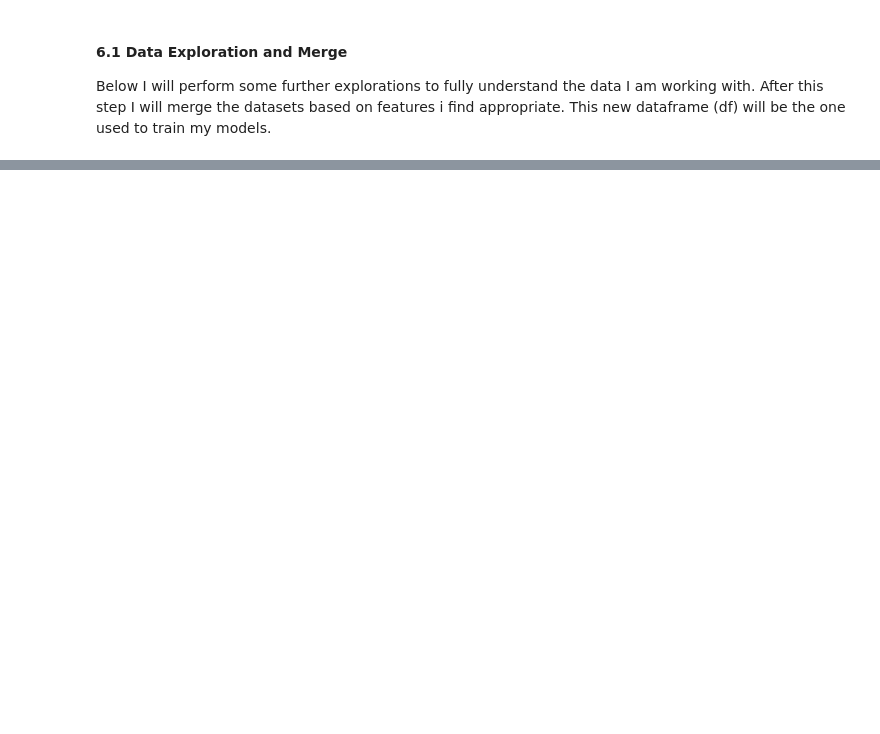
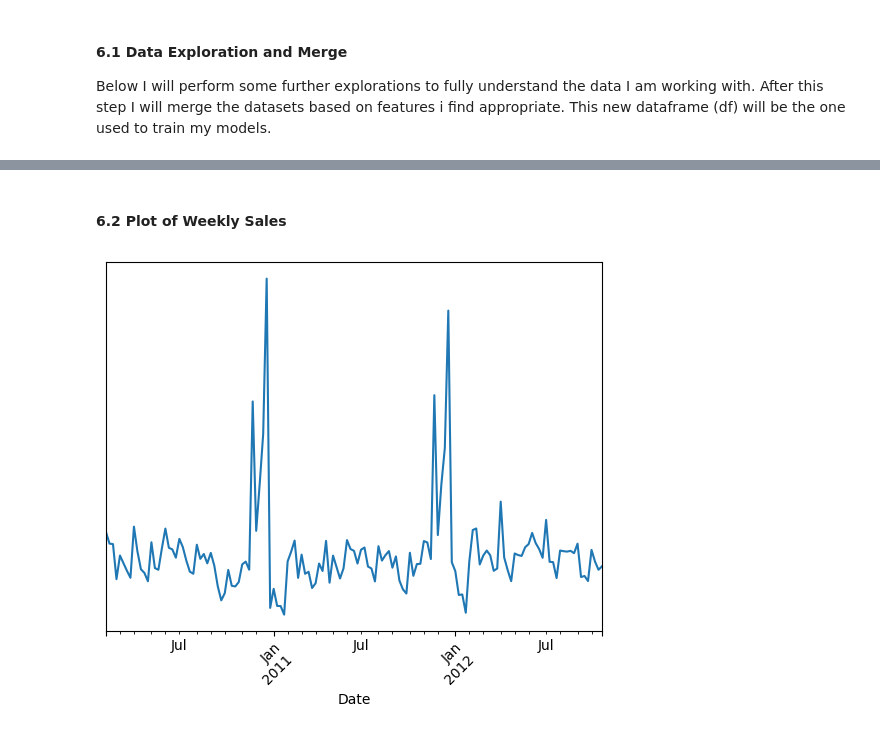
Before and after one commit to DKF-92/Walmart-Forecasting, a Jupyter notebook: case-study-walmart-sales-forecast.ipynb, the cells around one changed output, grey strips where cells are left out. Drawn from its saved outputs; the diff is of its cells as text; code cells hidden in the pictures; blank space fills up the shorter version.

```diff
--- a/case-study-walmart-sales-forecast.ipynb
+++ b/case-study-walmart-sales-forecast.ipynb
@@ -139,5 +210,9 @@ features.describe()
 df = train.merge(stores, on='Store')
 feature_cols = ['Store', 'Date', 'Temperature', 'Fuel_Price', 'CPI', 'Unemployment']
 df = df.merge(features[feature_cols], on=['Store', 'Date'])
+df[['Store', 'Dept']] = df[['Store', 'Dept']].astype(str)
+df['Date'] = pd.to_datetime(df['Date'])
+df['Year'] = df['Date'].dt.year.astype(str)
+df['Month'] = df['Date'].dt.month.astype(str)
 
 df.head()
@@ -157,0 +291,11 @@ df.isna().sum()
+# %% [markdown]
+#### 6.2 Plot of Weekly Sales <a class="anchor" id="plotWS"></a>
+# %%
+# Weekly sales plot
+data = df.groupby("Date")["Weekly_Sales"].sum()
+data.plot()
+plt.xticks(rotation=45, rotation_mode="anchor", ha='right')
+plt.yticks([])
+plt.show()
+# %% [output]
+[figure, added]
```
Also changed, not shown: parts of 28 cells of this notebook.
